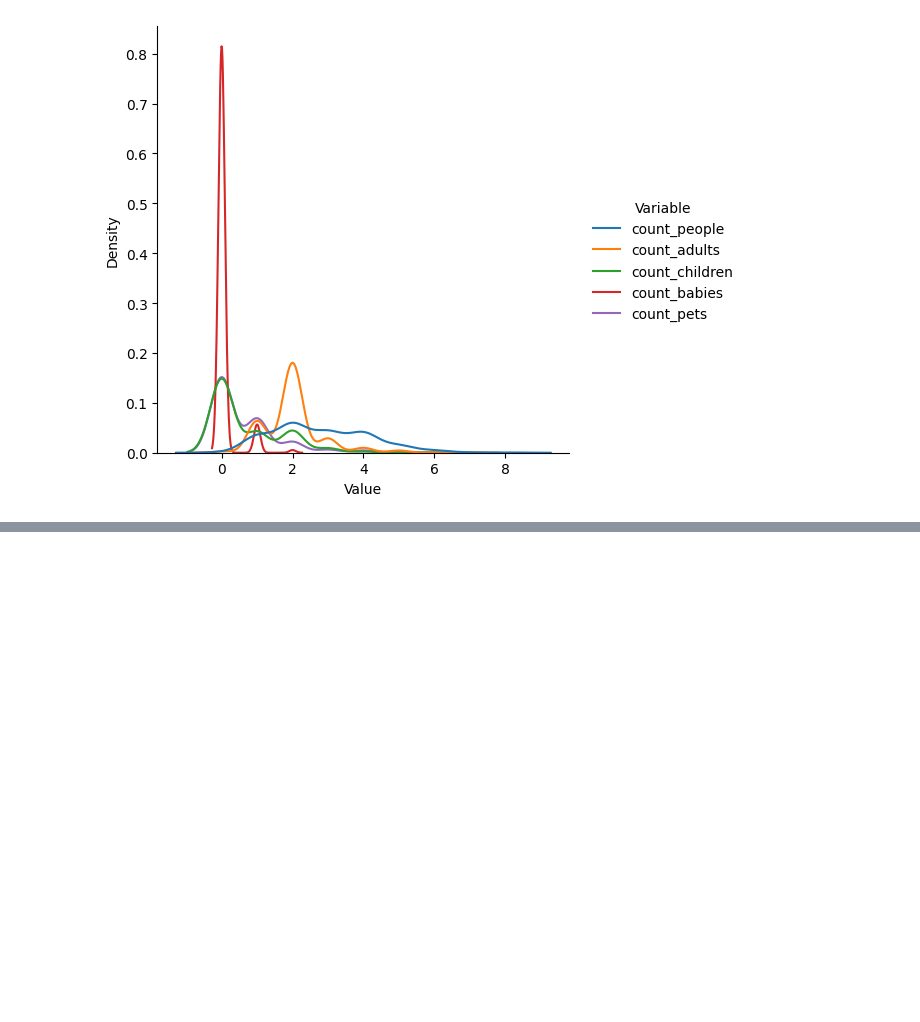
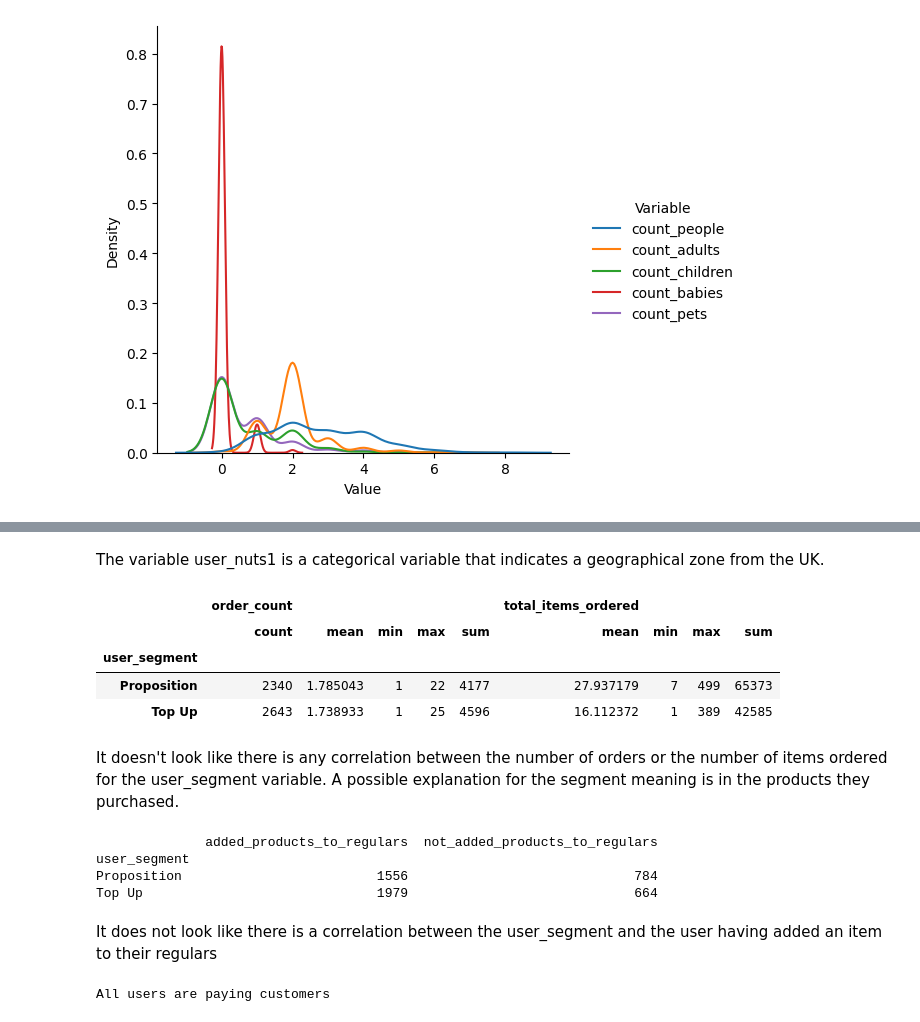
Before and after one commit to bei99/zrive-ds, a Jupyter notebook: zrive_ds/src/module_2/module_2_eda.ipynb, the cells around one changed output, grey strips where cells are left out. Saved outputs shown, nothing was run; the diff lists cells and outputs as text; code cells hidden in the pictures; blank space fills up the shorter version.

```diff
--- a/zrive_ds/src/module_2/module_2_eda.ipynb
+++ b/zrive_ds/src/module_2/module_2_eda.ipynb
@@ -327,0 +419,61 @@ Value
+# %% [markdown]
+The variable user_nuts1 is a categorical variable that indicates a geographical zone from the UK.
+# %%
+# get the number of items ordered within the same order
+orders['ordered_items_sum'] = orders['ordered_items'].apply(len)
+
+# get the number of times a user ordered in total
+user_orders = orders.groupby("user_id")["id"].count().reset_index()
+user_orders.columns = ["user_id", "order_count"]
+
+# get the number of items a user ordered in total
+user_items_sum = orders.groupby("user_id")["ordered_items_sum"].sum().reset_index()
+user_items_sum.columns = ["user_id", "total_items_ordered"]
+
+# join the orders and number of items
+user_orders_and_items = pd.merge( user_orders,user_items_sum, how='left', on='user_id')
+
+# join the user segment with the orders data
+user_segments_w_orders = pd.merge(users[['user_id','user_segment']],user_orders_and_items,how='left',on='user_id')
+
+
+analysis = user_segments_w_orders.groupby("user_segment").agg({
+    'order_count': ['count', 'mean', 'min', 'max', 'sum'],
+    'total_items_ordered': ['mean', 'min', 'max', 'sum']
+})
+
+analysis
+# %% [output]
+|  | order_count |  |  |  |  | total_items_ordered |  |  |  |
+|  | count | mean | min | max | sum | mean | min | max | sum |
+| user_segment |  |  |  |  |  |  |  |  |  |
+| Proposition | 2340 | 1.785043 | 1 | 22 | 4177 | 27.937179 | 7 | 499 | 65373 |
+| Top Up | 2643 | 1.738933 | 1 | 25 | 4596 | 16.112372 | 1 | 389 | 42585 |
+# %% [markdown]
+It doesn't look like there is any correlation between the number of orders or the number of items ordered for the user_segment variable. A possible explanation for the segment meaning is in the products they purchased.
+# %%
+added_to_regulars = regulars.groupby('user_id')['created_at'].min()
+
+users_w_regulars = pd.merge(user_segments_w_orders,added_to_regulars,how='left',on='user_id')
+
+
+result = users_w_regulars.groupby('user_segment')['created_at'].agg([
+    ('added_products_to_regulars', lambda x: x.isna().sum()),
+    ('not_added_products_to_regulars', lambda x: x.notna().sum())
+])
+
+print(result)
+# %% [output]
+              added_products_to_regulars  not_added_products_to_regulars
+user_segment
+Proposition                         1556                             784
+Top Up                              1979                             664
+# %% [markdown]
+It does not look like there is a correlation between the user_segment and the user having added an item to their regulars
+# %%
+if users['first_ordered_at'].isna().sum()==0:
+    print("All users are paying customers")
+else:
+    print("There are users that just registered")
+# %% [output]
+All users are paying customers
```
Also changed, not shown: parts of 26 cells of this notebook, 3 other files.
